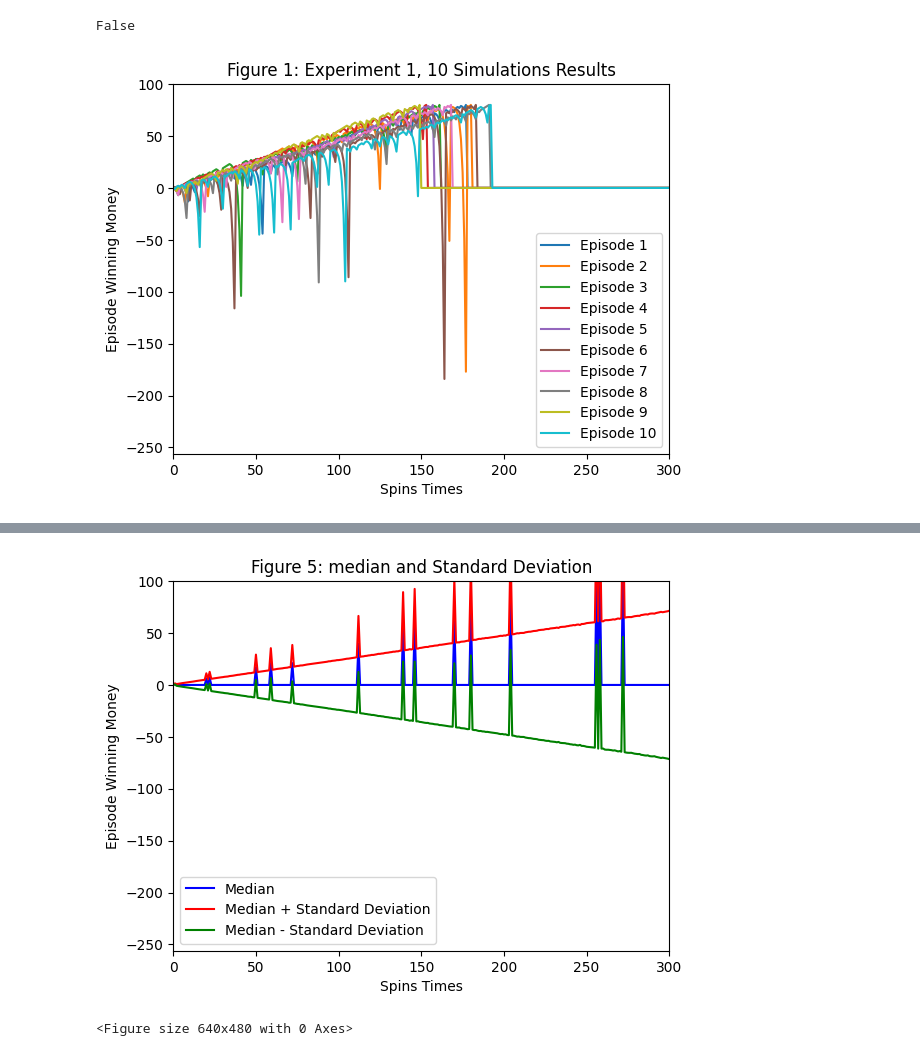
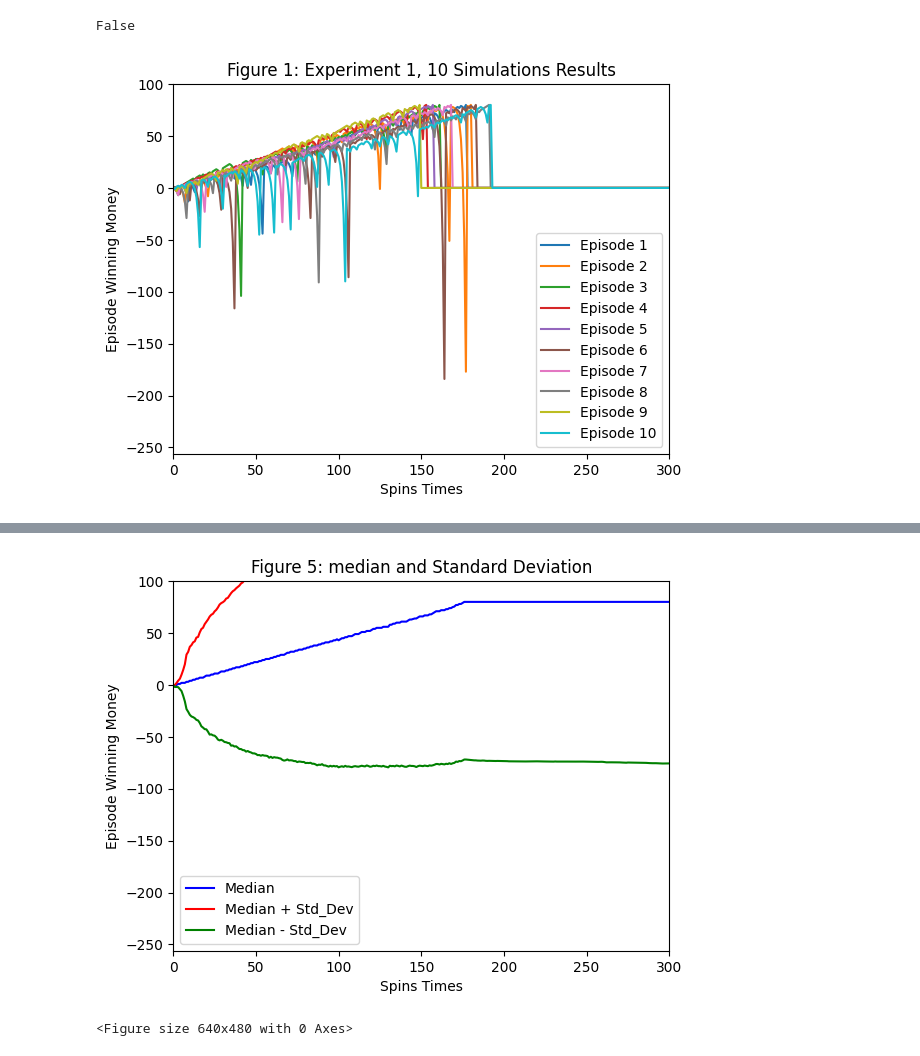
Before and after one commit to zyz314/AI-Antibody-Design, a Jupyter notebook: Untitled18.ipynb, the cells around one changed output, grey strips where cells are left out. Drawn from its saved outputs; the diff is of its cells as text; code cells hidden in the pictures.

```diff
--- a/Untitled18.ipynb
+++ b/Untitled18.ipynb
@@ -119,15 +119,15 @@ def plt_figure_2(experiment_1_results):
     std_dev = experiment_1_results.std(axis=0)  # 计算每次旋转的赢得金额的标准差
 
     plt.plot(mean, label='Mean',color = 'blue')  # 绘制平均线
-    plt.plot(mean + std_dev, label='Mean + Std Dev', color = 'red')  # 绘制平均值加标准差的线
-    plt.plot(mean - std_dev, label='Mean - Std Dev', color = 'green')  # 绘制平均值减标准差的线
+    plt.plot(mean + std_dev, label='Mean + Std_Dev', color = 'red')  # 绘制平均值加标准差的线
+    plt.plot(mean - std_dev, label='Mean - Std_Dev', color = 'green')  # 绘制平均值减标准差的线
     plt.title('Figure 2: Experiment 1, Mean and Standard Deviation')  # 添加标题
 
     plt.xlabel('Spins Times')  # 添加x轴标签
     plt.ylabel('Episode Winning Money')  # 添加y轴标签
     plt.xlim(0, 300)
     plt.ylim(-256, 100)
-    plt.legend(['Mean', 'Mean + Standard Deviation', 'Mean - Standard Deviation'])  # 添加图例
+    plt.legend(['Mean', 'Mean + Std_Dev', 'Mean - Std_Dev'])  # 添加图例
     #plt.savefig("images/Figure_2.png")
     plt.show()  # 显示图形
     plt.clf()  # 清空当前图形，准备绘制下一个
@@ -141,14 +141,14 @@ def plt_figure_3(experiment_1_results):
     std_dev = experiment_1_results.std(axis=0)  # 计算每次旋转的赢得金额的标准差
 
     plt.plot(median, label='Median', color = 'blue')  # 绘制中位数线
-    plt.plot(median + std_dev, label='Median + Std Dev', color = 'red')  # 绘制中位数加标准差的线
-    plt.plot(median - std_dev, label='Median - Std Dev', color = 'green',)  # 绘制中位数减标准差的线
+    plt.plot(median + std_dev, label='Median + Std_Dev', color = 'red')  # 绘制中位数加标准差的线
+    plt.plot(median - std_dev, label='Median - Std_Dev', color = 'green',)  # 绘制中位数减标准差的线
     plt.title('Figure 3: Experiment 1 Median and Standard Deviation')  # 添加标题
     plt.xlim(0, 300)
     plt.ylim(-256, 100)
     plt.xlabel('Spins Times')  # 添加x轴标签
     plt.ylabel('Episode Winning Money')  # 添加y轴标签
-    plt.legend()  # 添加图例
+    plt.legend(['Median', 'Median + Std_Dev', 'Median - Std_Dev'])  # 添加图例
     #plt.savefig("images/Figure_3.png")
     plt.show()  # 显示图形
     plt.clf()  # 清空当前图形，准备绘制下一个
@@ -158,35 +158,45 @@ def plt_figure_3(experiment_1_results):
 # Introduce a $256 bankroll limit.\
 
 def experiment2_martingale_simulation(total_spins_time, win_prob=18/38, initial_money=256):
-  winnings = np.zeros(total_spins_time + 1)  # 初始化结果数组
-  episode_winnings = 0 # 初始资金为256美元
-  bet_amount = 1 # 初始赌注为1美元
-  spin_time = 0 # 初始化旋转次数
-  win_prob = 18/38
-  target_winnings = initial_money + 80 # 目标收益为336美元
+    """
+    实现一个带有资金限制的赌博模拟器。
 
-  # 只要旋转次数未达上限且资金未耗尽且未达到目标收益，就继续循环
-  while spin_time < total_spins_time and -initial_money < episode_winnings < target_winnings:
-      won = False # 初始化赢得结果为False
-    # 只要旋转次数未达上限且资金未耗尽且未达到目标收益且未赢得当前赌注，就继续循环
-      while spin_time < total_spins_time and not won:
-        spin_time = spin_time + 1 # 增加旋转次数
-        won = get_spin_result(win_prob) # 获取旋转结果
-      if spin_time < total_spins_time and won == True:
-        episode_winnings = episode_winnings + bet_amount
-        bet_amount = 1
-      else:
-        episode_winnings = episode_winnings - bet_amount  # 减少当前资金
-        bet_amount = bet_amount * 2
-        #确保赌注不能超过当前资金
-        if episode_winnings < bet_amount:
-          bet_amount = episode_winnings
-      winnings[spin_time] = episode_winnings # 记录当前收益
+    参数:
+    total_spins_time (int): 每次模拟的总旋转次数。
+    win_prob (float): 赢得一次赌注的概率，默认为18/38。
+    initial_money (int): 初始资金，默认为256美元。
+
+    返回:
+    np.ndarray: 一个记录每次旋转后资金状况的数组。
+    """
+    episode_winnings = 0  # 初始资金为0美元
+    winnings = np.zeros(total_spins_time + 1)  # 初始化结果数组
+    spin_time = 0  # 初始化旋转次数
+
+    while episode_winnings < 80 and spin_time < total_spins_time and episode_winnings > -256:
+        won = False  # 初始化赢得结果为False
+        bet_amount = 1  # 初始赌注为1美元
+
+        while not won and spin_time < total_spins_time:
+            spin_time += 1  # 增加旋转次数
+            won = get_spin_result(win_prob)  # 获取旋转结果
+
+            if won:
+                episode_winnings += bet_amount  # 赢得赌注
+                if episode_winnings >= 80:
+                    episode_winnings = 80  # 目标收益限制为80美元
+            else:
+                episode_winnings -= bet_amount  # 输掉赌注
+                bet_amount = min(bet_amount * 2, 256 + episode_winnings)  # 确保赌注不超过当前剩余资金
+
+            winnings[spin_time] = episode_winnings  # 记录当前收益
+
     # 如果旋转次数未达上限，填充剩余值为当前资金
-      if episode_winnings <= -initial_money:
-        winnings[spin_time:] = -initial_money
-        break
-  return winnings
+    if spin_time < total_spins_time:
+        winnings[spin_time:] = episode_winnings
+
+    return winnings
+
 
 # Figure 4: Run 1000 episodes, plot mean winnings per spin with standard deviation lines.
 # 运行1000次模拟
@@ -194,7 +204,7 @@ def experiment2_martingale_simulation(total_spins_time, win_prob=18/38, initial_
 
 # Figure 4
 def plt_figure_4(experiment_2_results):
-    mean = experiment_2_results.mean(axis=0)
+    mean = np.mean(experiment_2_results, axis=0)
     std_dev = experiment_2_results.std(axis=0)
     mean_plus_sd = mean + std_dev
     mean_minus_sd = mean - std_dev
@@ -219,12 +229,12 @@ def plt_figure_5(experiment_2_results):
     median_plus_sd = median + std_dev
     median_minus_sd = median - std_dev
     plt.plot(median, label='Median', color = 'blue')  # 绘制中位数线
-    plt.plot(median + std_dev, label='Median + Std Dev', color = 'red')  # 绘制中位数加标准差的线
-    plt.plot(median - std_dev, label='Median - Std Dev', color = 'green',)
+    plt.plot(median + std_dev, label='Median + Std_Dev', color = 'red')  # 绘制中位数加标准差的线
+    plt.plot(median - std_dev, label='Median - Std_Dev', color = 'green',)
     plt.title('Figure 5: median and Standard Deviation')
     plt.xlabel('Spins Times')
     plt.ylabel('Episode Winning Money')
-    plt.legend(['Median', 'Median + Standard Deviation', 'Median - Standard Deviation'])
+    plt.legend(['Median', 'Median + Std_Dev', 'Median - Std_Dev'])
     plt.xlim((0, 300))
     plt.ylim((-256, 100))
     #plt.savefig("images/Figure_5.png")
@@ -261,2 +271,2 @@ False
-[figure, old version]
+[figure, new version]
 <Figure size 640x480 with 0 Axes>
```
Also changed, not shown: parts of 1 cell of this notebook.
